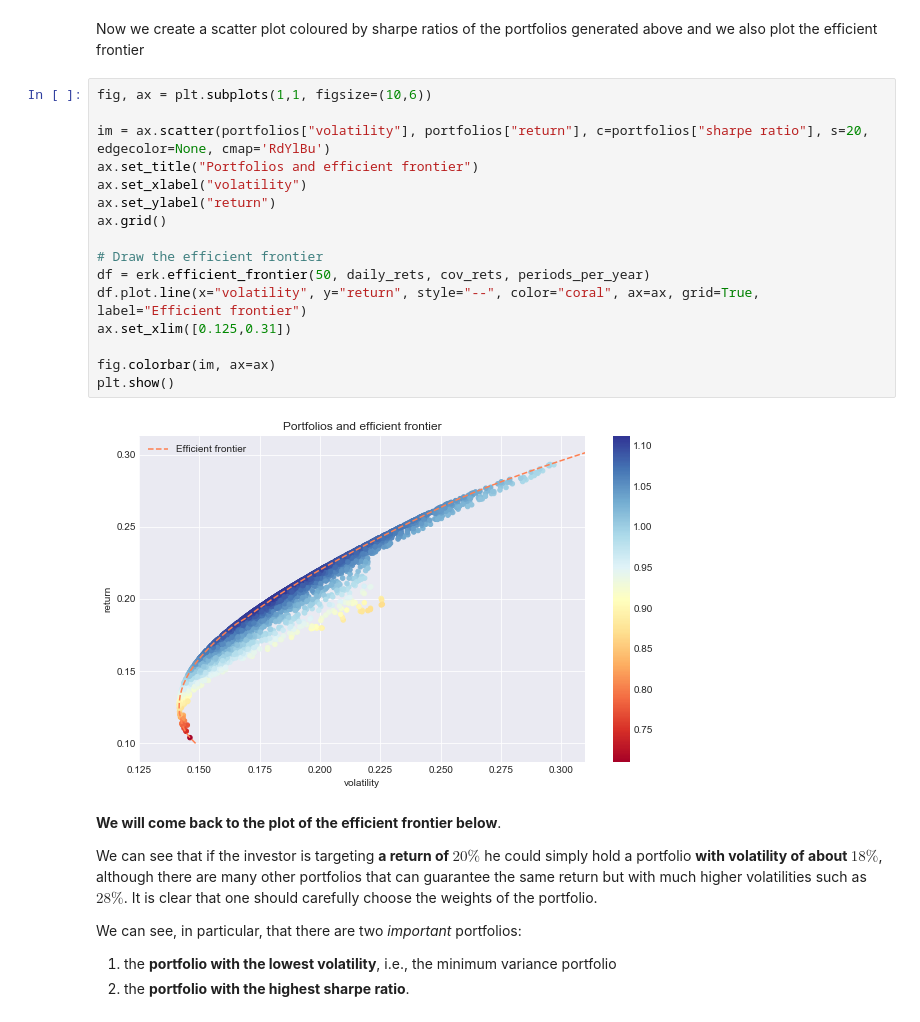
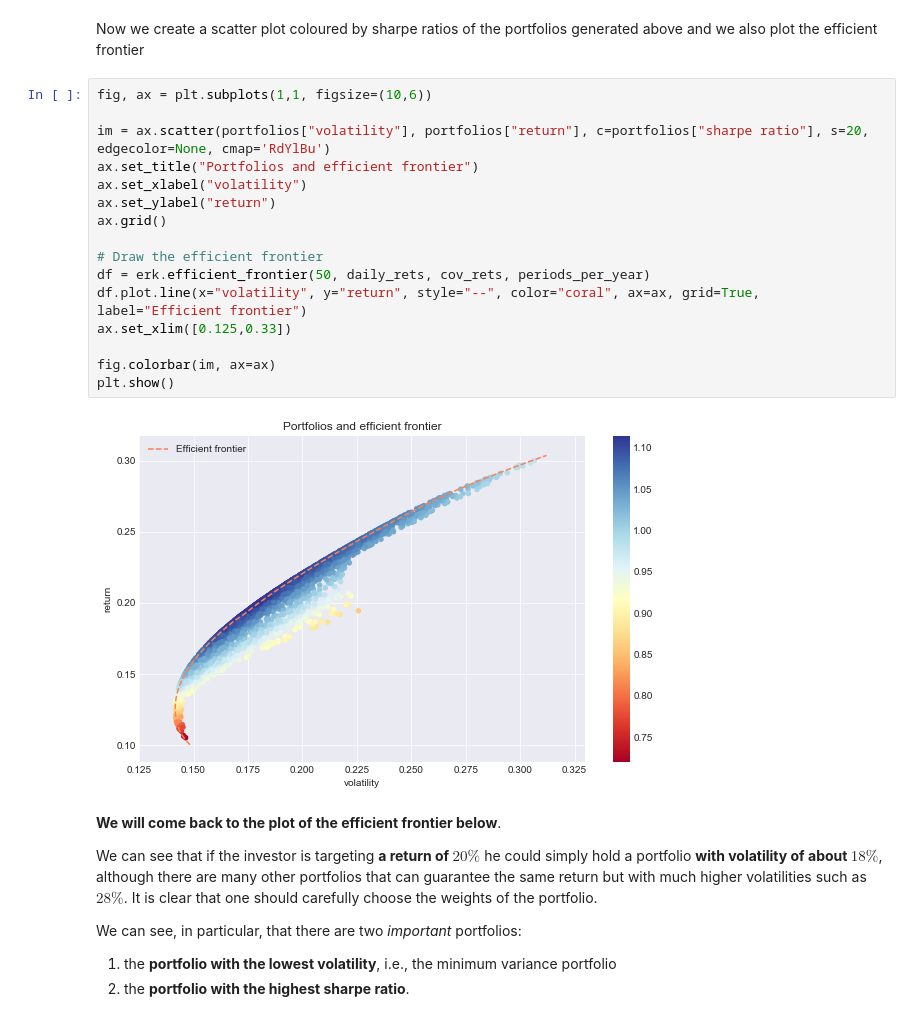
Before and after one commit to z4ir3/finance-courses, a Jupyter notebook: week-2.ipynb, the cells around one changed output. Drawn from its saved outputs; the diff is of its cells as text.

```diff
--- a/week-2.ipynb
+++ b/week-2.ipynb
@@ -254,21 +254,21 @@ Now we create a scatter plot coloured by sharpe ratios of the portfolios generat
 # %%
 fig, ax = plt.subplots(1,1, figsize=(10,6))
 
 im = ax.scatter(portfolios["volatility"], portfolios["return"], c=portfolios["sharpe ratio"], s=20, edgecolor=None, cmap='RdYlBu')
 ax.set_title("Portfolios and efficient frontier")
 ax.set_xlabel("volatility")
 ax.set_ylabel("return")
 ax.grid()
 
 # Draw the efficient frontier
 df = erk.efficient_frontier(50, daily_rets, cov_rets, periods_per_year)
 df.plot.line(x="volatility", y="return", style="--", color="coral", ax=ax, grid=True, label="Efficient frontier")
-ax.set_xlim([0.125,0.31])
+ax.set_xlim([0.125,0.33])
 
 fig.colorbar(im, ax=ax)
 plt.show()
 # %% [output]
-[figure, old version]
+[figure, new version]
 # %% [markdown]
 **We will come back to the plot of the efficient frontier below**.
 
```
Also changed, not shown: parts of 38 cells of this notebook.
